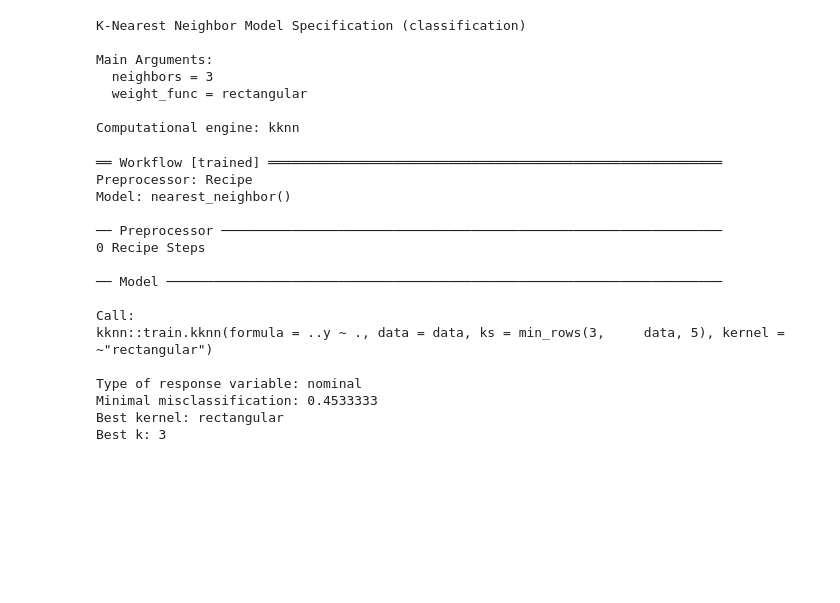
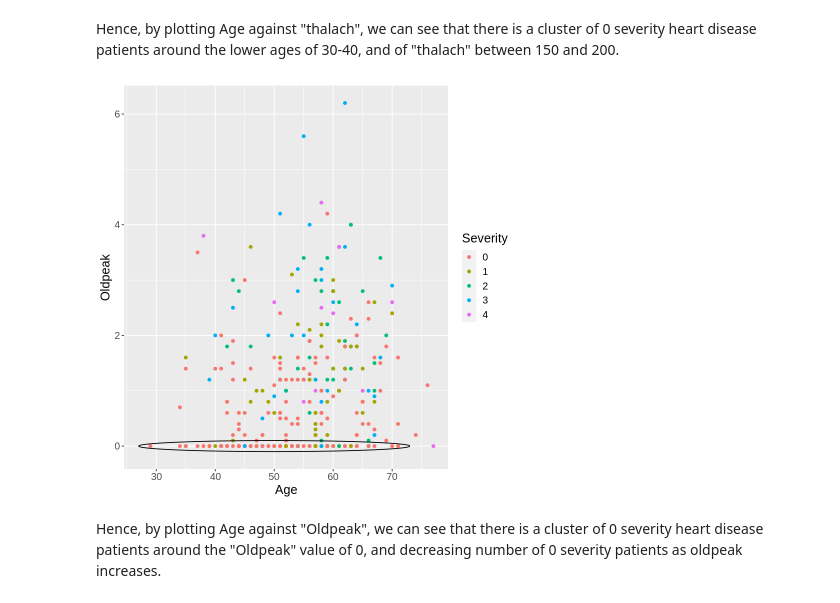
Before and after one commit to xenshreyas/Heart-Disease-Analysis, a Jupyter notebook: dsci-100-group-project.ipynb, the cells around one changed output. Cells and saved outputs as stored; diff of their text form; code cells hidden in the pictures; blank space fills up the shorter version.

```diff
--- a/dsci-100-group-project.ipynb
+++ b/dsci-100-group-project.ipynb
@@ -131,38 +54,0 @@ A tibble: 10 × 7
-# %%
-set.seed(1326)
-
-# your code here
-heart_spec <- nearest_neighbor(weight_func = "rectangular", neighbors = 3) |>
-                set_engine("kknn") |>
-                set_mode("classification")
-heart_spec
-
-heart_fit <- workflow() |>
-                add_recipe(knn_recipe) |>
-                add_model(heart_spec) |>
-                fit(data = training_data)
-heart_fit
-# %% [output]
-K-Nearest Neighbor Model Specification (classification)
-
-Main Arguments:
-  neighbors = 3
-  weight_func = rectangular
-
-Computational engine: kknn
-══ Workflow [trained] ══════════════════════════════════════════════════════════
-Preprocessor: Recipe
-Model: nearest_neighbor()
-
-── Preprocessor ────────────────────────────────────────────────────────────────
-0 Recipe Steps
-
-── Model ───────────────────────────────────────────────────────────────────────
-
-Call:
-kknn::train.kknn(formula = ..y ~ ., data = data, ks = min_rows(3,     data, 5), kernel = ~"rectangular")
-
-Type of response variable: nominal
-Minimal misclassification: 0.4533333
-Best kernel: rectangular
-Best k: 3
@@ -180,0 +55,19 @@ heart_conf_mat
+# %% [markdown]
+Hence, by plotting Age against "thalach", we can see that there is a cluster of 0 severity heart disease patients around the lower ages of 30-40, and of "thalach" between 150 and 200.
+# %%
+point <- c(50, 0)
+
+age_vs_thalach <- cleveland_data |>
+                    ggplot(aes(x = age, y = oldpeak, color = num)) +
+                    geom_point() +
+                    annotate("path",
+                     x=point[1] + 23*cos(seq(0,2*pi,length.out=100)),
+                     y=point[2] + 0.1*sin(seq(0,2*pi,length.out=100))) +
+                    labs(x = "Age", y = "Oldpeak", color = "Severity") +
+                    theme(text = element_text(size = 15))
+
+age_vs_thalach
+# %% [output]
+[figure, added]
+# %% [markdown]
+Hence, by plotting Age against "Oldpeak", we can see that there is a cluster of 0 severity heart disease patients around the "Oldpeak" value of 0, and decreasing number of 0 severity patients as oldpeak increases.
```
Also changed, not shown: parts of 5 cells of this notebook.
